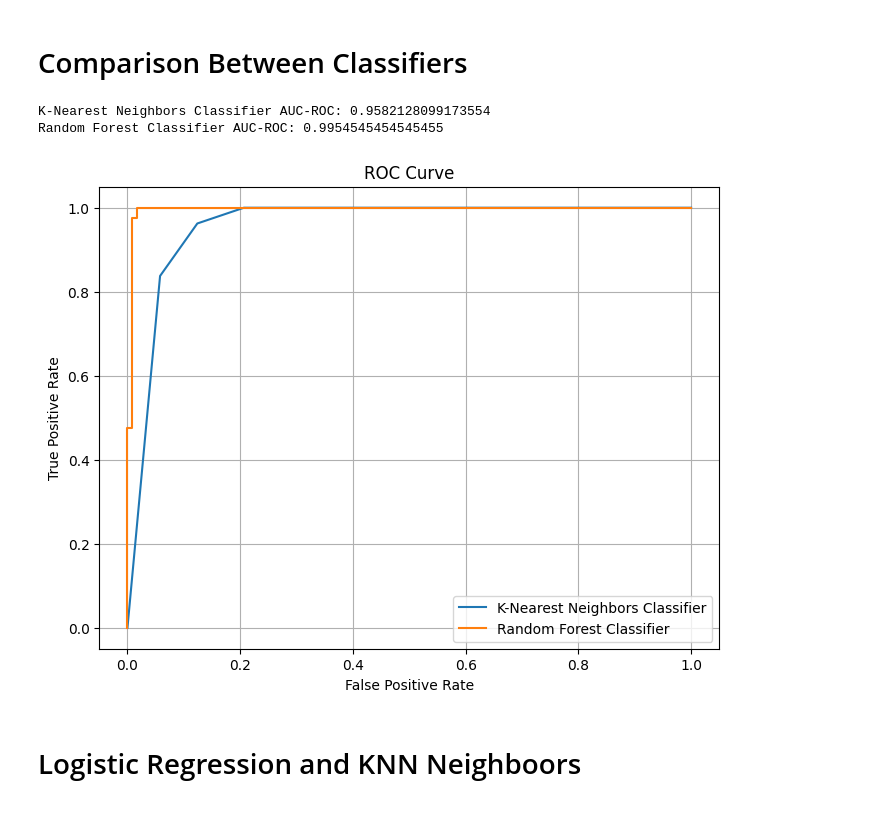
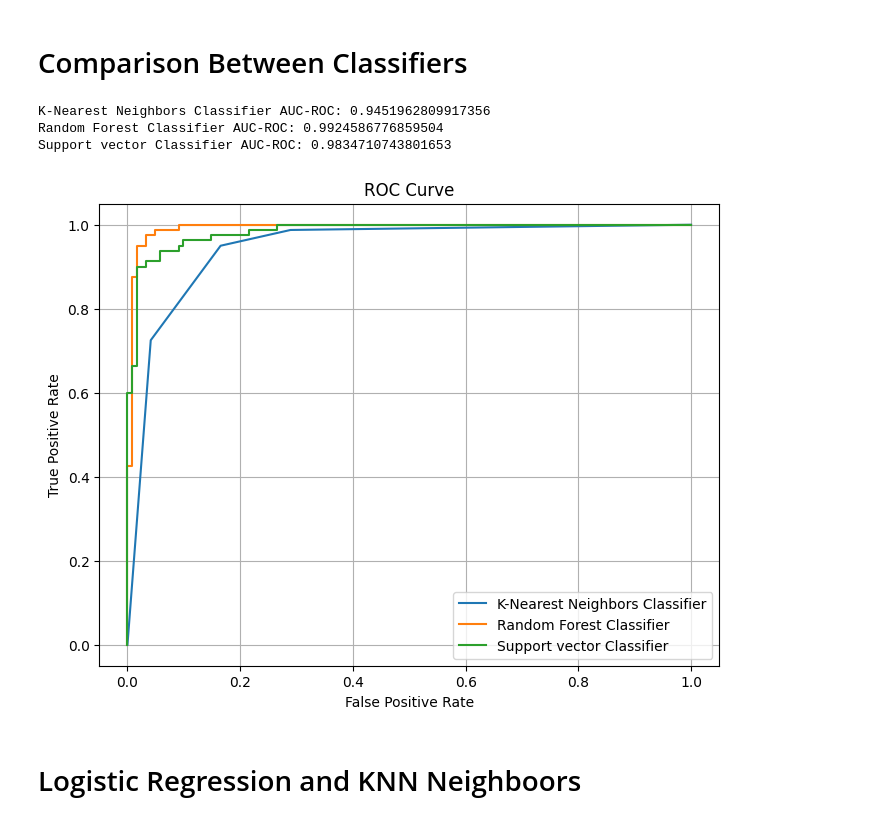
Before and after one commit to AuraNatale/AutismDataMining, a Jupyter notebook: Source Code/classification_good.ipynb, the cells around one changed output. Drawn from its saved outputs; the diff is of its cells as text; code cells hidden in the pictures.

```diff
--- a/Source Code/classification_good.ipynb
+++ b/Source Code/classification_good.ipynb
@@ -86,7 +86,7 @@ def general_pipeline(dataset, target, classifier, encoder = True, scaler = True,
     # - normalization of the numerical columns
     # - one hot encoding on the categorical columns
 
-    categorical_columns = dataset.select_dtypes(include=['object']).columns
+    categorical_columns = dataset.select_dtypes(include=['category','object']).columns
 
     if not encoder:
         transformers = [('num', RobustScaler(), ~dataset.columns.isin(categorical_columns))]
@@ -335,7 +335,7 @@ plt.show()
 # %% [markdown]
 # Support vector machine
 # %%
-classifier = svm.SVC()
+classifier = svm.SVC(probability=True)
 svc_model = general_pipeline(X_SMOTE, Y_SMOTE, classifier)
 # %% [output]
 Risultati della cross-validation per tutte le combinazioni di iperparametri:
@@ -355,34 +388,38 @@ def evaluate_roc_auc(model, X_test, y_test):
 
 knn_auc_roc = evaluate_roc_auc(knn_model, X_test, y_test)
 rf_auc_roc = evaluate_roc_auc(rf_model, X_test, y_test)
+svc_auc_roc = evaluate_roc_auc(svc_model, X_test, y_test)
 
 # Print the results
 print("K-Nearest Neighbors Classifier AUC-ROC:", knn_auc_roc)
 print("Random Forest Classifier AUC-ROC:", rf_auc_roc)
+print("Support vector Classifier AUC-ROC:", svc_auc_roc)
 # %% [output]
-K-Nearest Neighbors Classifier AUC-ROC: 0.9582128099173554
-Random Forest Classifier AUC-ROC: 0.9954545454545455
+K-Nearest Neighbors Classifier AUC-ROC: 0.9451962809917356
+Random Forest Classifier AUC-ROC: 0.9924586776859504
+Support vector Classifier AUC-ROC: 0.9834710743801653
 # %%
 # Define a function to plot the ROC curve for a given model
 def plot_roc_curve(model, X_test, y_test, model_name):
     y_proba = model.predict_proba(X_test)[:, 1]
     fpr, tpr, _ = roc_curve(y_test, y_proba)
     plt.plot(fpr, tpr, label=model_name)
     plt.xlabel('False Positive Rate')
     plt.ylabel('True Positive Rate')
     plt.title('ROC Curve')
     plt.legend()
     plt.grid(True)
 
 # Plot ROC curve for both models
 y_test_binary = (y_test == 2).astype(int)
 
 plt.figure(figsize=(8, 6))
 plot_roc_curve(knn_model, X_test, y_test_binary, 'K-Nearest Neighbors Classifier')
 plot_roc_curve(rf_model, X_test, y_test_binary, 'Random Forest Classifier')
+plot_roc_curve(svc_model, X_test, y_test_binary, 'Support vector Classifier')
 plt.show()
 # %% [output]
-[figure, old version]
+[figure, new version]
 # %% [markdown]
 # Logistic Regression and KNN Neighboors
 # %%
```
Also changed, not shown: parts of 20 cells of this notebook, 2 other files.
